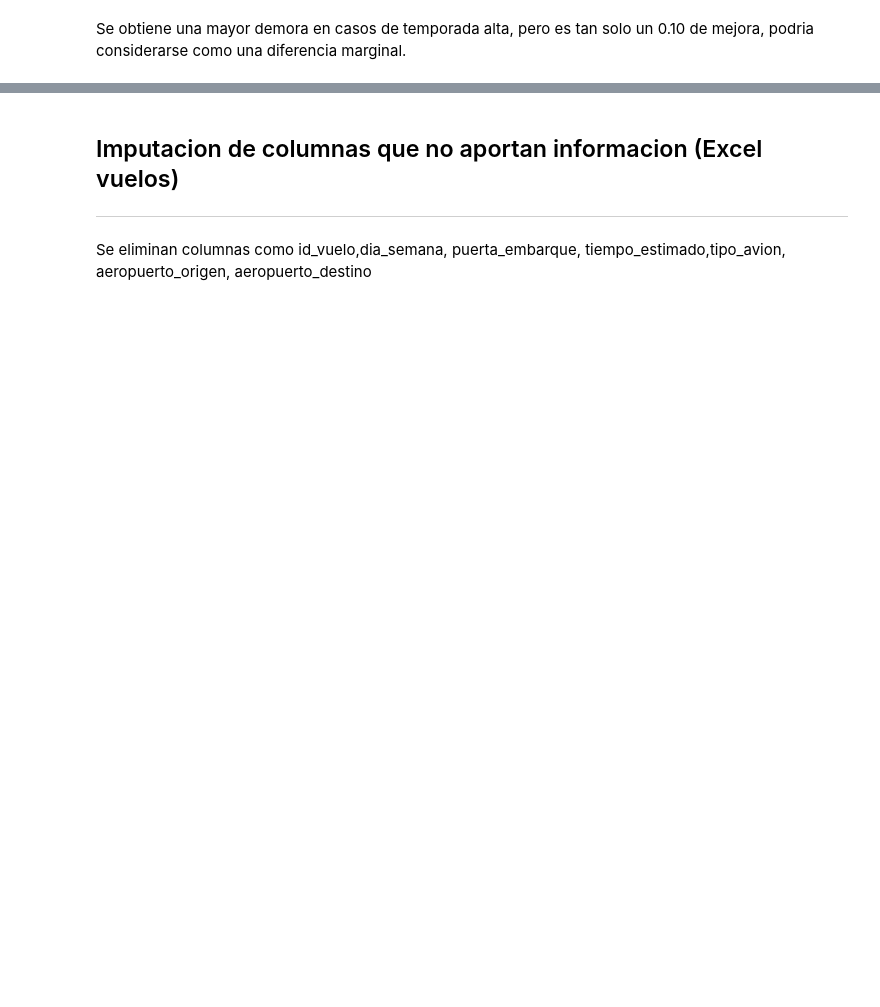
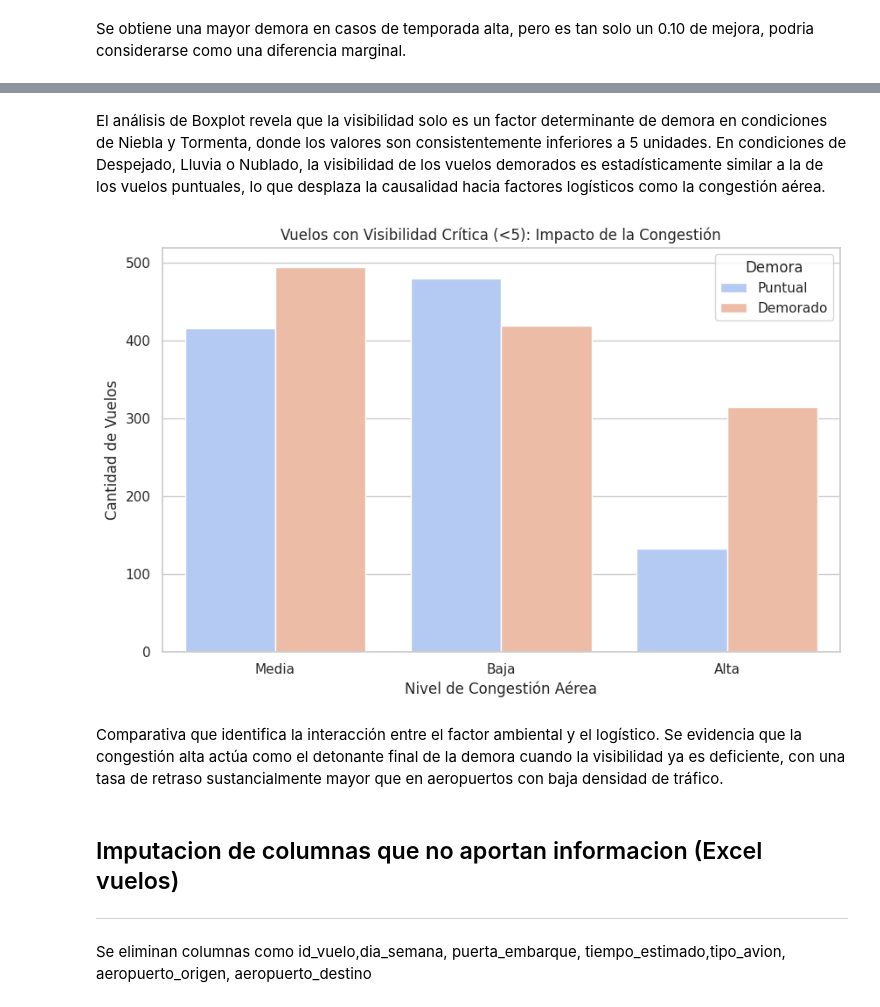
Before and after one commit to AlvaroRutn/CienciaDDatos-TPI-2026, a Jupyter notebook: TPI_CienciaDeDatos_2026.ipynb, the cells around one changed output, grey strips where cells are left out. Cells and saved outputs as stored; diff of their text form; code cells hidden in the pictures; blank space fills up the shorter version.

```diff
--- a/TPI_CienciaDeDatos_2026.ipynb
+++ b/TPI_CienciaDeDatos_2026.ipynb
@@ -225,3 +296,24 @@ plt.show()
+# %% [markdown]
+El análisis de Boxplot revela que la visibilidad solo es un factor determinante de demora en condiciones de Niebla y Tormenta, donde los valores son consistentemente inferiores a 5 unidades. En condiciones de Despejado, Lluvia o Nublado, la visibilidad de los vuelos demorados es estadísticamente similar a la de los vuelos puntuales, lo que desplaza la causalidad hacia factores logísticos como la congestión aérea.
+# %%
+### Visibilidad baja vs congestion aerea para identificar casos de demora exacta
+
+# 1. Filtramos: Solo casos de visibilidad crítica (el "fondo" de tus cajas de tormenta)
+df_critico = df[df['visibilidad'] <= 5]
+
+# 2. Graficamos la cantidad de vuelos por Congestión, viendo cuántos se demoraron
+plt.figure(figsize=(10, 6))
+sns.countplot(x='congestion_aerea', hue='demora', data=df_critico, palette='coolwarm')
+
+plt.title('Vuelos con Visibilidad Crítica (<5): Impacto de la Congestión')
+plt.xlabel('Nivel de Congestión Aérea')
+plt.ylabel('Cantidad de Vuelos')
+plt.legend(title='Demora', labels=['Puntual', 'Demorado'])
+plt.show()
+# %% [output]
+[figure, added]
+# %% [markdown]
+Comparativa que identifica la interacción entre el factor ambiental y el logístico. Se evidencia que la congestión alta actúa como el detonante final de la demora cuando la visibilidad ya es deficiente, con una tasa de retraso sustancialmente mayor que en aeropuertos con baja densidad de tráfico.
 # %% [markdown]
 ## Imputacion de columnas que no aportan informacion (Excel vuelos)
 
```
Also changed, not shown: parts of 28 cells of this notebook, 1 other file.
